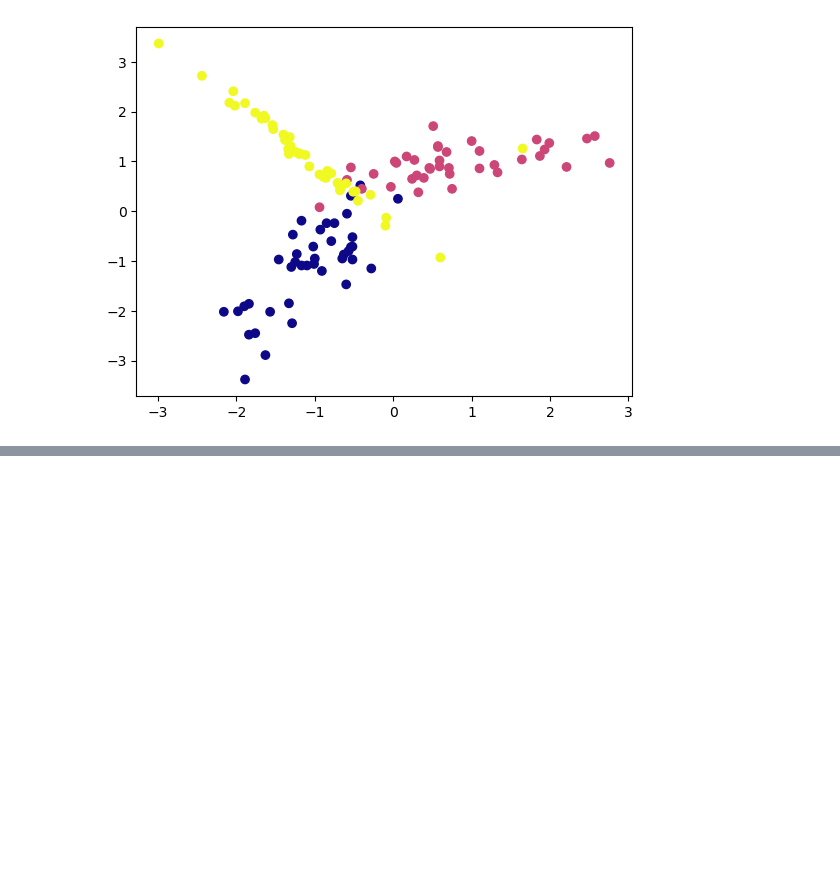
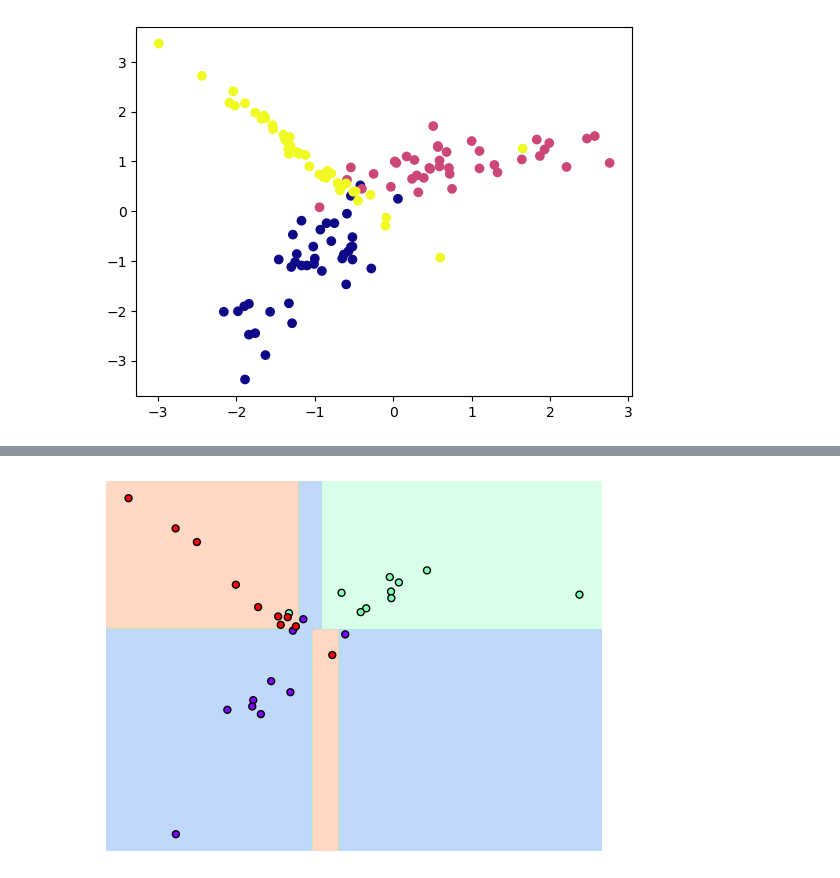
Before and after one commit to hongyeol-seo/ex_dacon_study, a Jupyter notebook: ex_ml/230314_아이리스(overfitting).ipynb, the cells around one changed output, grey strips where cells are left out. Cells and saved outputs as stored; diff of their text form; code cells hidden in the pictures; blank space fills up the shorter version.

```diff
--- a/ex_ml/230314_아이리스(overfitting).ipynb
+++ b/ex_ml/230314_아이리스(overfitting).ipynb
@@ -54,0 +111,4 @@ plt.scatter(x1, x2, c=y, cmap='plasma') #c는 y에 따라 색이 변함 #cmap #n
+# %%
+visualize_boundary(model,X_test,y_test)
+# %% [output]
+[figure, added]
```
Also changed, not shown: parts of 9 cells of this notebook, 1 other file.
